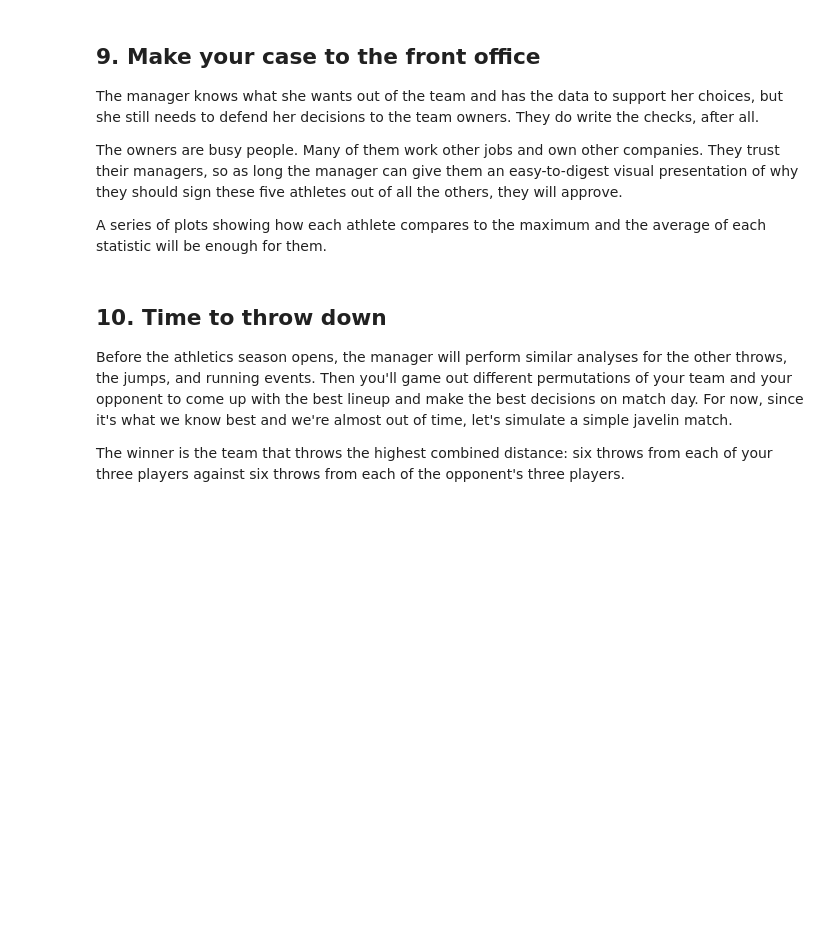
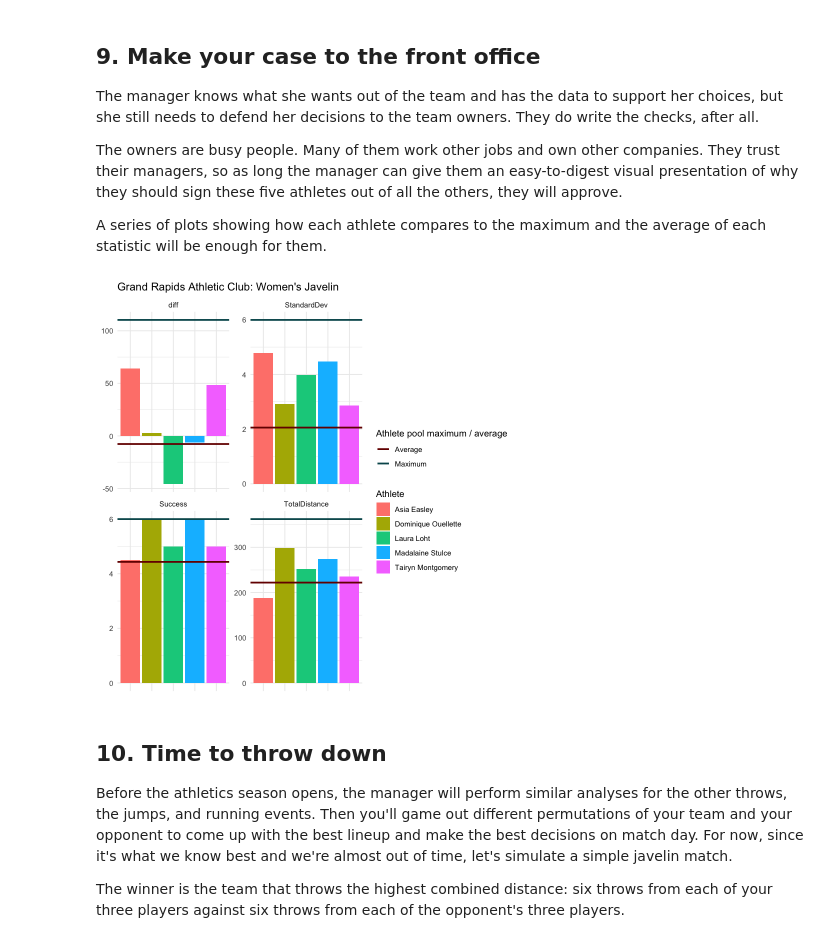
Before and after one commit to JeremyTallant/fantasy_team, a Jupyter notebook: moneyball_analysis.ipynb, the cells around one changed output. Saved outputs shown, nothing was run; the diff lists cells and outputs as text; code cells hidden in the pictures; blank space fills up the shorter version.

```diff
--- a/moneyball_analysis.ipynb
+++ b/moneyball_analysis.ipynb
@@ -236,18 +245,20 @@ team_stats
 <p>A series of plots showing how each athlete compares to the maximum and the average of each statistic will be enough for them.</p>
 # %%
 p <- team_stats %>%
-# .... YOUR CODE FOR TASK 9 ....
-# .... YOUR CODE FOR TASK 9 ....
-# .... YOUR CODE FOR TASK 9 ....
-# .... YOUR CODE FOR TASK 9 .... +
-  geom_hline(data=pool_stats, aes(yintercept=Aggregate, group=Statistic, color=MaxAve), size=1) +
-#   labs(title=".... Your Team Name....: Women's Javelin", color="Athlete pool maximum / average") +
+ gather(key="Statistic", value="Aggregate", -Athlete) %>%
+ ggplot(aes(x=Athlete, y=Aggregate, fill=Athlete)) +
+  geom_bar(stat="identity", position="dodge") +
+  facet_wrap(vars(Statistic), scales="free_y") +
+  geom_hline(data=pool_stats, aes(yintercept=Aggregate, group=Statistic, color=MaxAve), linewidth=1) +
+  labs(title="Grand Rapids Athletic Club: Women's Javelin", color="Athlete pool maximum / average") +
   scale_fill_hue(l=70) +
   scale_color_hue(l=20) +
   theme_minimal() +
   theme(axis.text.x=element_blank(), axis.title.x=element_blank(), axis.title.y=element_blank())
 
 p
+# %% [output]
+[figure, added]
 # %% [markdown]
 ## 10. Time to throw down
 <p>Before the athletics season opens, the manager will perform similar analyses for the other throws, the jumps, and running events. Then you'll game out different permutations of your team and your opponent to come up with the best lineup and make the best decisions on match day. For now, since it's what we know best and we're almost out of time, let's simulate a simple javelin match. </p>
```
Also changed, not shown: parts of 1 cell of this notebook.
